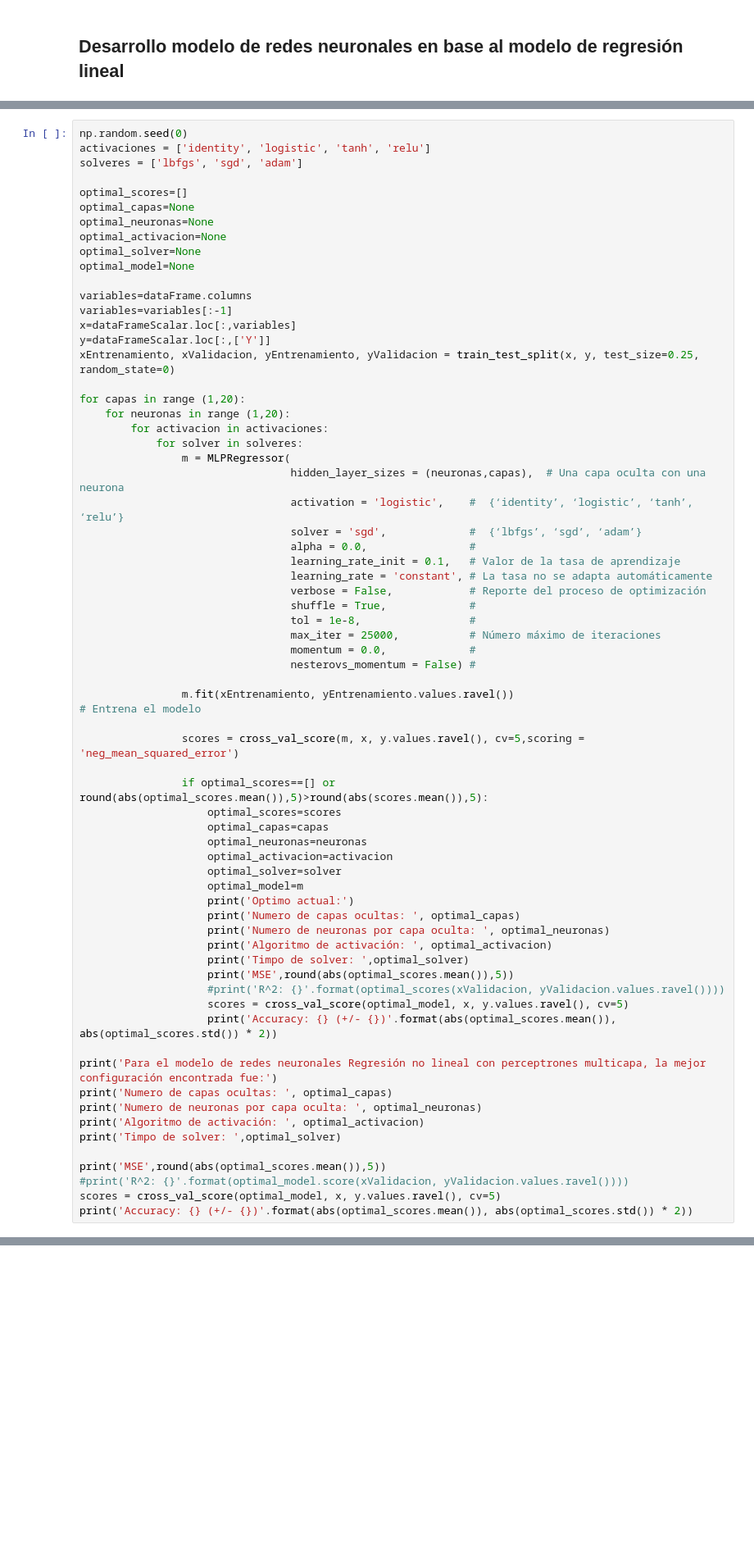
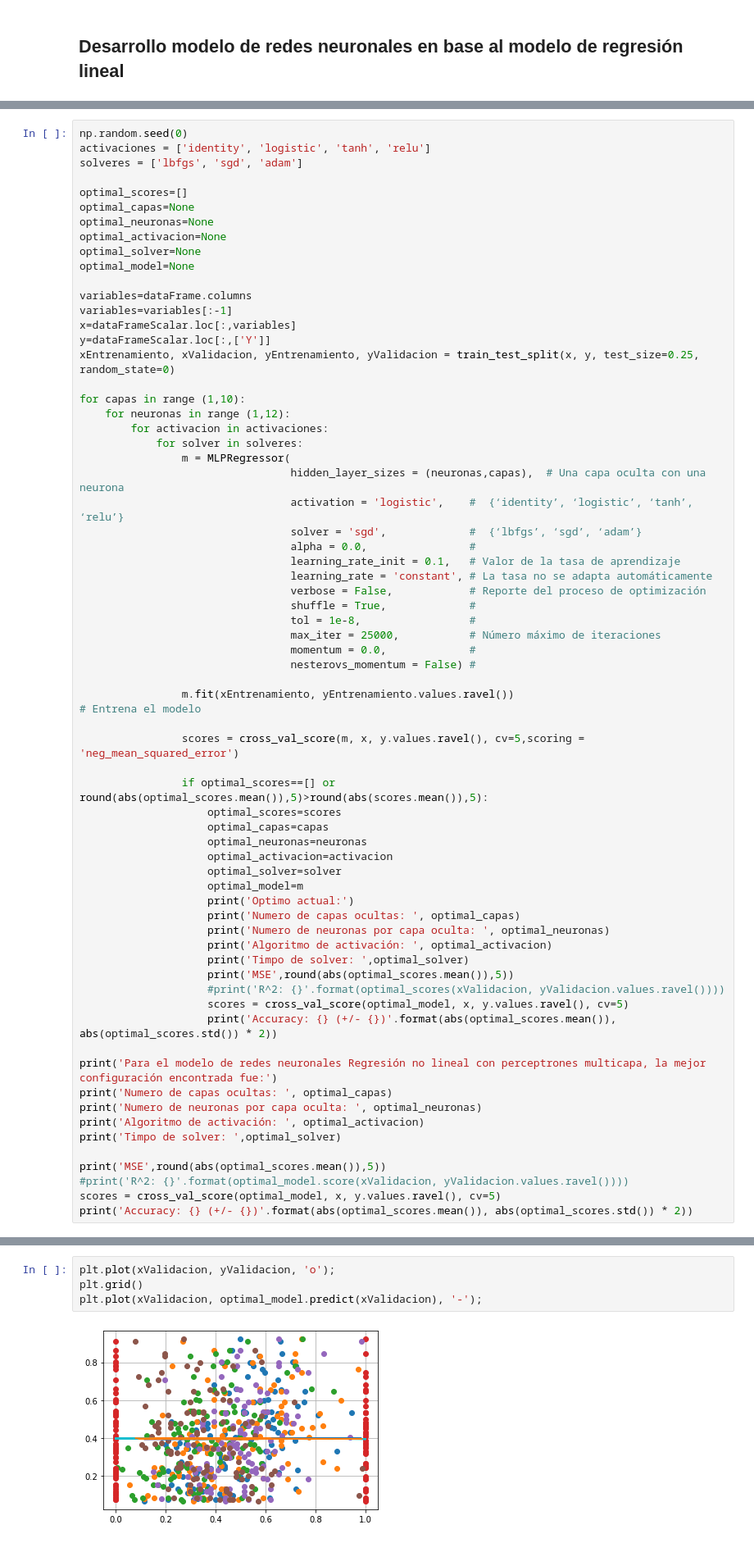
Before and after one commit to ANN-2019-2/evaluacion-nfbarcob03, a Jupyter notebook: 02-diabetes.ipynb, the cells around one changed output, grey strips where cells are left out. Shown at 82% size. Cells and saved outputs as stored; diff of their text form; blank space fills up the shorter version.

```diff
--- a/02-diabetes.ipynb
+++ b/02-diabetes.ipynb
@@ -1127,8 +1129,8 @@ x=dataFrameScalar.loc[:,variables]
 y=dataFrameScalar.loc[:,['Y']]
 xEntrenamiento, xValidacion, yEntrenamiento, yValidacion = train_test_split(x, y, test_size=0.25, random_state=0)
 
-for capas in range (1,20):
-    for neuronas in range (1,20):
+for capas in range (1,10):
+    for neuronas in range (1,12):
         for activacion in activaciones:
             for solver in solveres:
                 m = MLPRegressor(
@@ -1288,0 +1391,6 @@ Presenta menor MSE el modelo de regresión lineal concluido como el mejor modelo
+# %%
+plt.plot(xValidacion, yValidacion, 'o');
+plt.grid()
+plt.plot(xValidacion, optimal_model.predict(xValidacion), '-');
+# %% [output]
+[figure, added]
```
Also changed, not shown: parts of 6 cells of this notebook.
